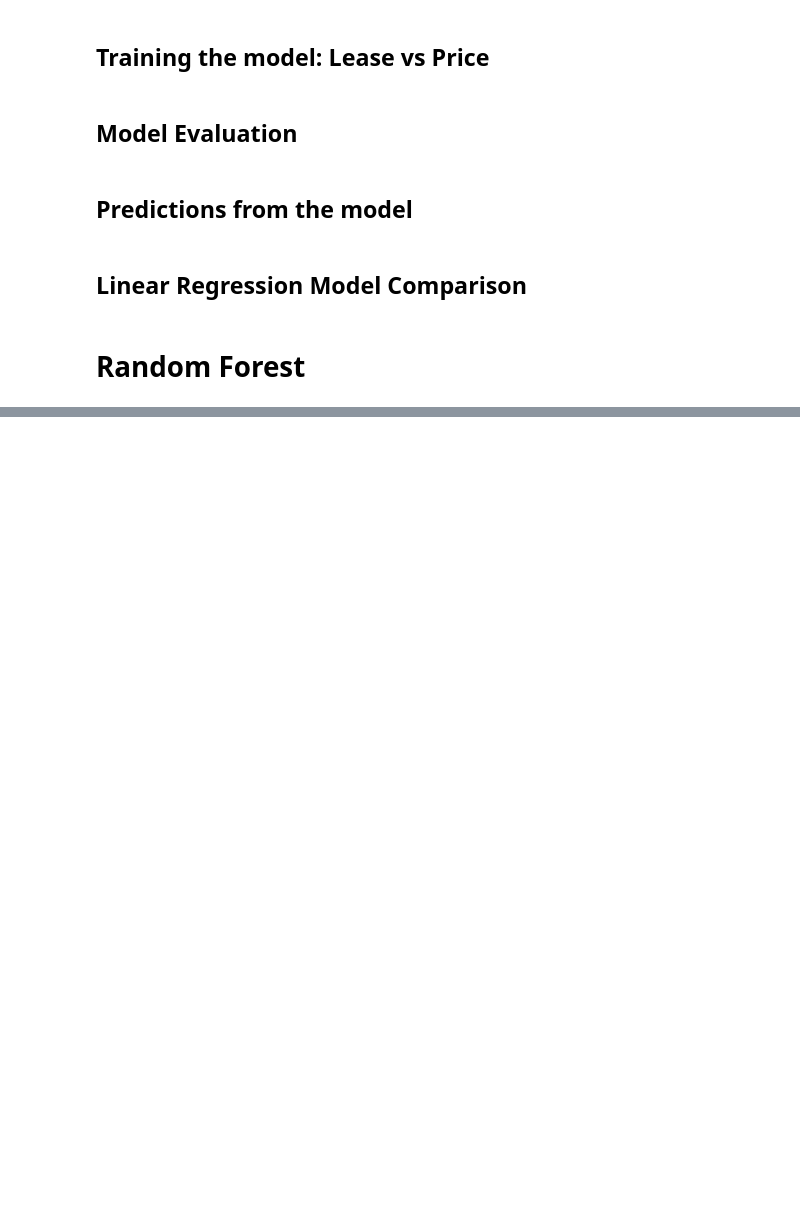
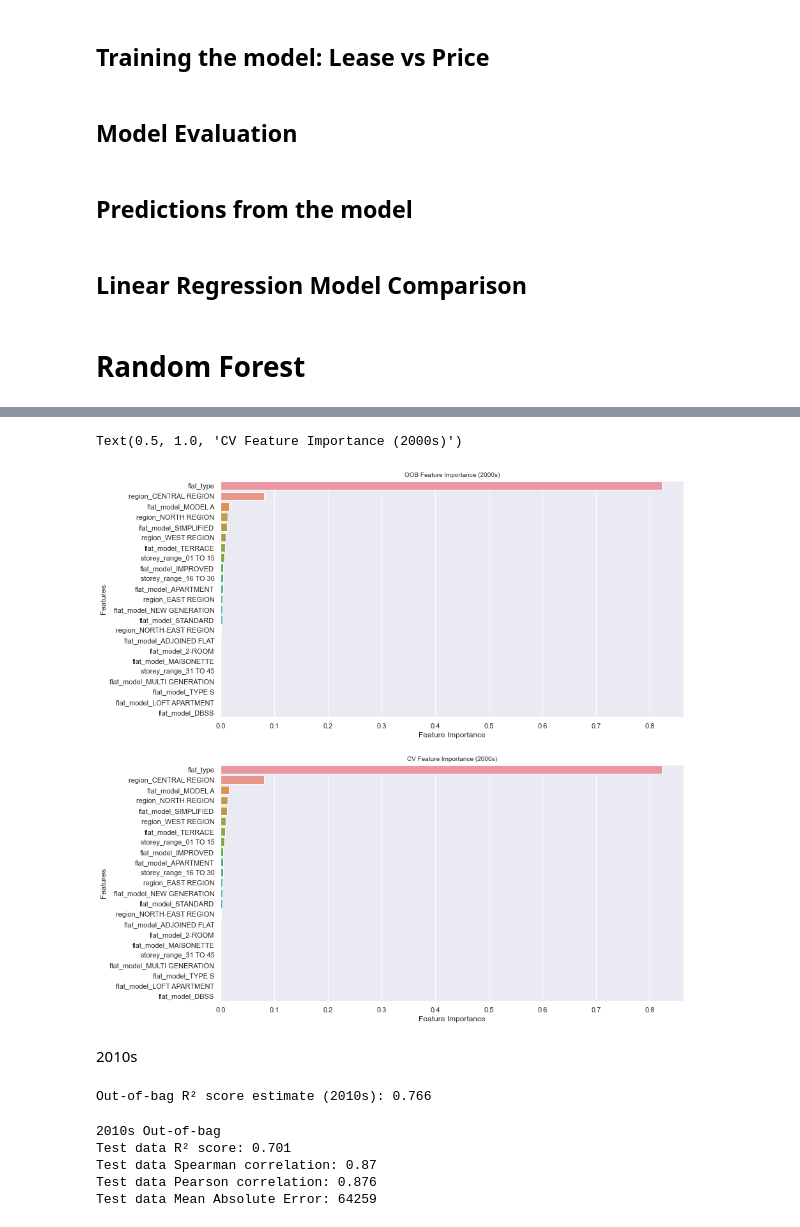
Before and after one commit to jastjs/SC1015-INTRO-TO-DATA-SCI-ART-INTELL, a Jupyter notebook: Project.ipynb, the cells around one changed output, grey strips where cells are left out. Saved outputs shown, nothing was run; the diff lists cells and outputs as text; code cells hidden in the pictures; blank space fills up the shorter version.

```diff
--- a/Project.ipynb
+++ b/Project.ipynb
@@ -784,0 +1112,6 @@ X_90= pd.get_dummies(X_90, columns=['region'], prefix=['region'])
+# %%
+X_00.insert(7, "flat_model_DBSS", X_90["storey_range_31 TO 45"], True)
+X_00["flat_model_DBSS"] = 0
+X_00.insert(9, "flat_model_LOFT APARTMENT", X_00["flat_model_DBSS"], True)
+X_00.insert(17, "flat_model_TYPE S", X_00["flat_model_DBSS"], True)
+X_00.info()
@@ -1134,0 +1325,15 @@ ax2.set_title('CV Feature Importance', size=10)
+# %%
+from sklearn.model_selection import GridSearchCV
+
+# validation by k-fold cross validation with grid search for best hyperparameters
+# hyperparameter values shown below are the tuned final values
+param_grid = {
+    'max_features': ['auto'], # max number of features considered for splitting a node
+    'max_depth': [20], # max number of levels in each decision tree
+    'min_samples_split': [15], # min number of data points placed in a node before the node is split
+    'min_samples_leaf': [2]} # min number of data points allowed in a leaf node
+rfr =GridSearchCV(RandomForestRegressor(n_estimators = 100, n_jobs=-1, random_state=0),
+                        param_grid, cv=10, scoring='r2', return_train_score=True)
+rfr.fit(X_00,np.ravel(y_00))
+print("Best parameters set found on Cross Validation (2000s):\n\n", rfr.best_params_)
+print("\nCross Validation R\u00b2 score (2000s):\n\n", rfr.best_score_.round(3))
@@ -1134,0 +1388,46 @@ ax2.set_title('CV Feature Importance', size=10)
+# %%
+
+fig = plt.figure(figsize=(13,15))
+
+ax1 = plt.subplot(2,1,1)
+feat_imp = pd.DataFrame({'Features': X_00.columns, 'Feature Importance': rf.feature_importances_}).sort_values('Feature Importance', ascending=False)
+sns.barplot(y='Features', x='Feature Importance', data=feat_imp)
+#plt.xticks(rotation=45, ha='right')
+ax1.set_title('OOB Feature Importance (2000s)', size=10)
+
+ax2 = plt.subplot(2,1,2)
+feat_imp = pd.DataFrame({'Features': X_00.columns, 'Feature Importance': rfr.best_estimator_.feature_importances_}).sort_values('Feature Importance', ascending=False)
+sns.barplot(y='Features', x='Feature Importance', data=feat_imp)
+ax2.set_title('CV Feature Importance (2000s)', size=10)
+# %% [output]
+Text(0.5, 1.0, 'CV Feature Importance (2000s)')
+[figure, added]
+# %% [markdown]
+2010s
+# %%
+# Validation using out-of-bag method
+rf = RandomForestRegressor(n_estimators=100,oob_score=True, random_state=0)
+rf.fit(X_10,np.ravel(y_10))
+predicted_train = rf.predict(X_10)
+
+print(f'Out-of-bag R\u00b2 score estimate (2010s): {rf.oob_score_:>5.3}')
+# %% [output]
+Out-of-bag R² score estimate (2010s): 0.766
+# %%
+predicted_test = rf.predict(X_20)
+oob_test_score = r2_score(y_20['resale_price'], predicted_test)
+spearman = spearmanr(y_20['resale_price'], predicted_test)
+pearson = pearsonr(y_20['resale_price'], predicted_test)
+oob_mae = mean_absolute_error(y_20['resale_price'], predicted_test)
+
+print(f'2010s Out-of-bag')
+print(f'Test data R\u00b2 score: {oob_test_score:>5.3}')
+print(f'Test data Spearman correlation: {spearman[0]:.3}')
+print(f'Test data Pearson correlation: {pearson[0]:.3}')
+print(f'Test data Mean Absolute Error: {round(oob_mae)}')
+# %% [output]
+2010s Out-of-bag
+Test data R² score: 0.701
+Test data Spearman correlation: 0.87
+Test data Pearson correlation: 0.876
+Test data Mean Absolute Error: 64259
```
Also changed, not shown: parts of 79 cells of this notebook.
